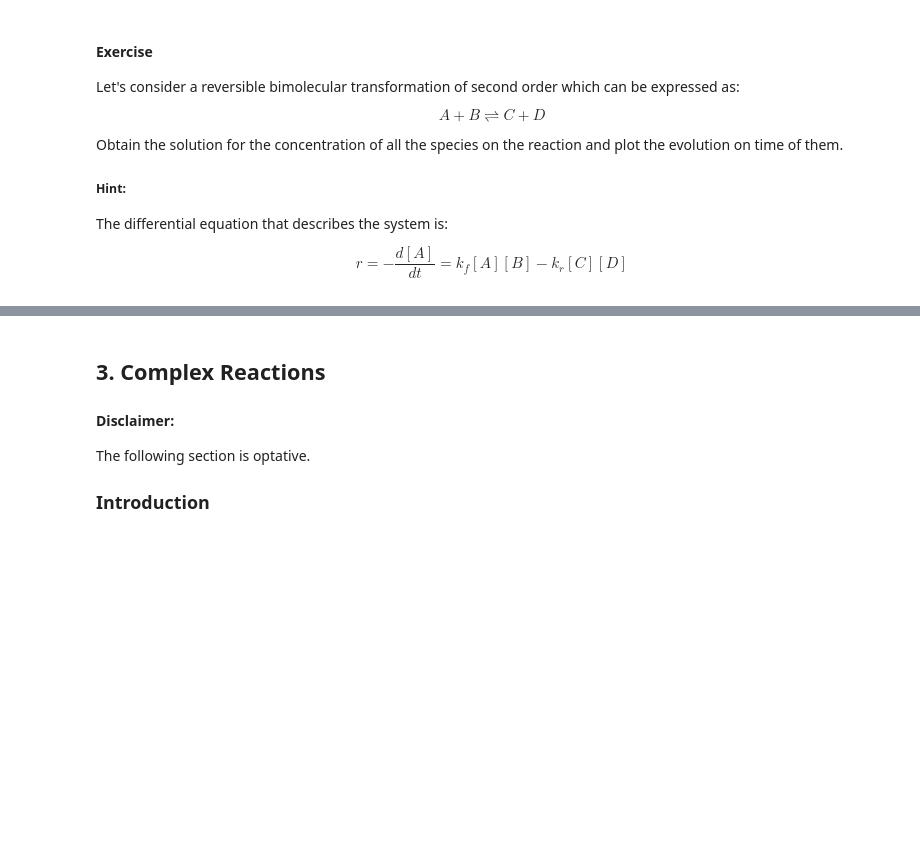
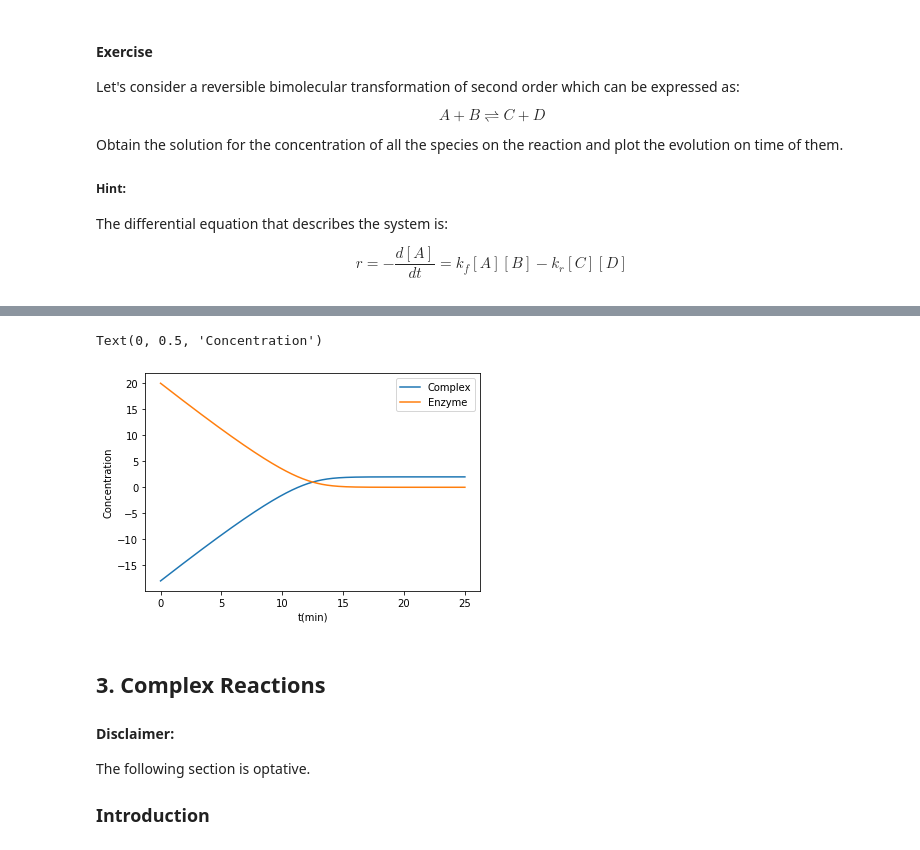
Before and after one commit to LIVazquezS/PythonCourseUNIBAS, a Jupyter notebook: Chemical Kinetics.ipynb, the cells around one changed output, grey strips where cells are left out. Drawn from its saved outputs; the diff is of its cells as text; code cells hidden in the pictures; blank space fills up the shorter version.

```diff
--- a/Chemical Kinetics.ipynb
+++ b/Chemical Kinetics.ipynb
@@ -440,3 +521,21 @@ Text(0, 0.5, 'Concentration')
+# %%
+#Check this graph!
+e_mm = (E0_mm*sol_mm_init.rhs)/km_mm
+es_mm = E0_mm - e_mm
+f_ES_mm = sym.lambdify(t,es_mm, [{'LambertW': lambertw}, 'numpy'])
+f_E_mm = sym.lambdify(t,e_mm, [{'LambertW': lambertw}, 'numpy'])
+F_ES_mm = f_ES_mm(data)
+F_E_mm = f_E_mm(data)
+fig1 = plt.figure()
+ax1 = fig1.add_subplot(111)
+ax1.plot(data,F_ES_mm, label = 'Complex')
+ax1.plot(data,F_E_mm, label ='Enzyme')
+ax1.legend(loc='best')
+ax1.set_xlabel('t(min)')
+ax1.set_ylabel('Concentration')
+# %% [output]
+Text(0, 0.5, 'Concentration')
+[figure, added]
 # %% [markdown]
 ## 3. Complex Reactions
 #### Disclaimer:
```
Also changed, not shown: parts of 11 cells of this notebook.
